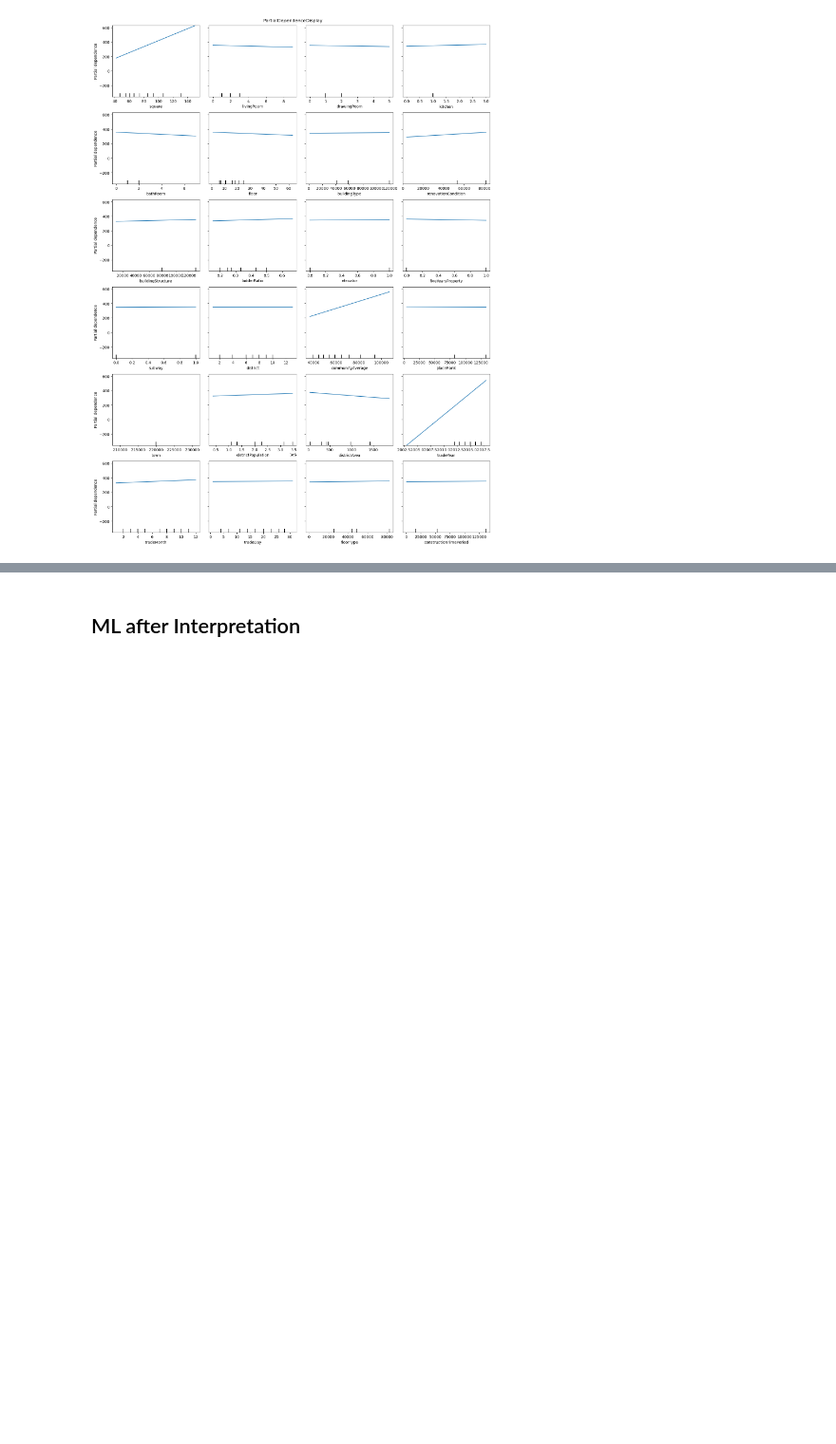
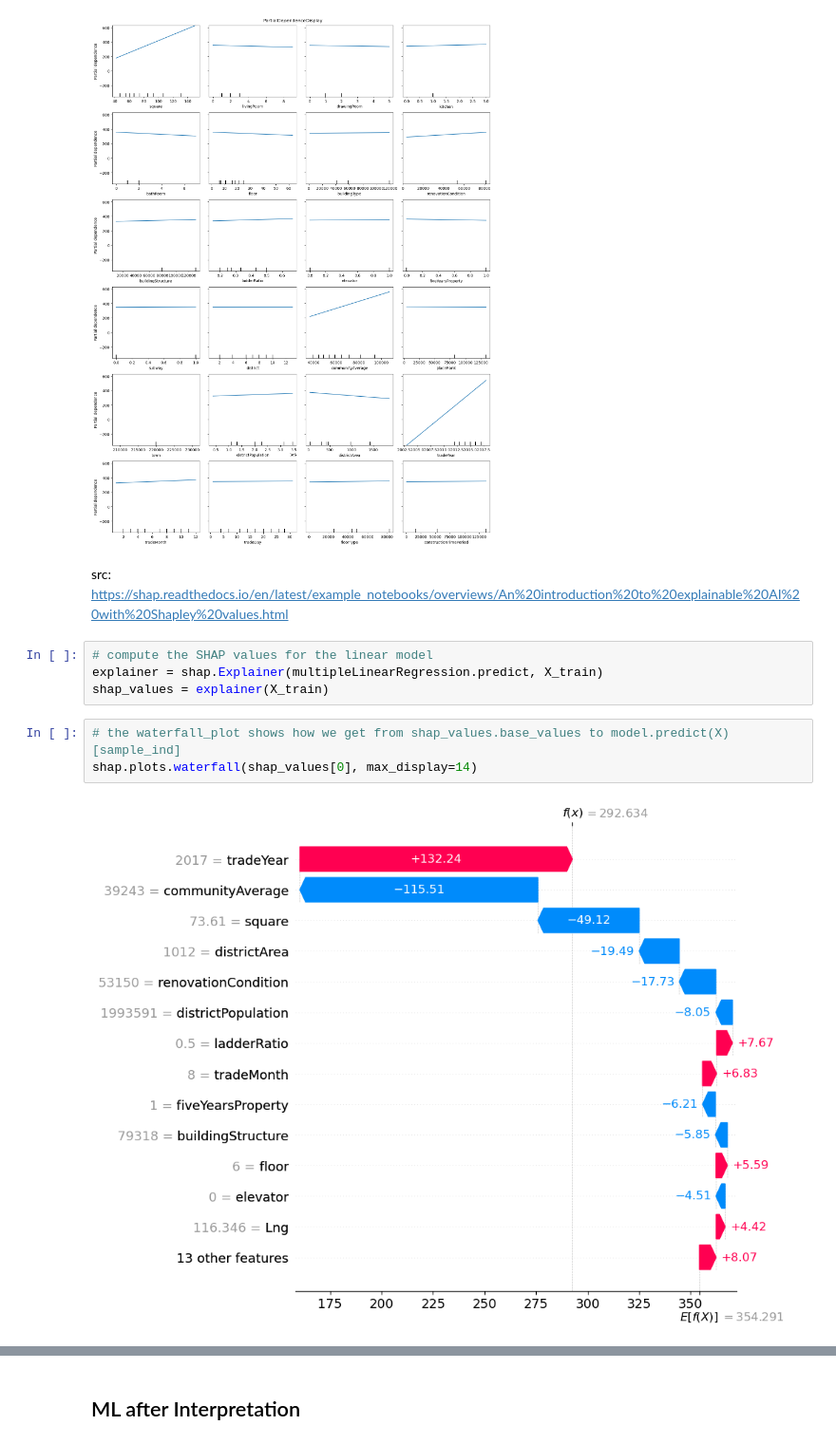
Before and after one commit to fhgr-cds-archive-class-2021/fhgr-3-s-ml-project-group-2, a Jupyter notebook: leandro/regression_modelling_and_interpretation.ipynb, the cells around one changed output, grey strips where cells are left out. Shown at 95% size. Drawn from its saved outputs; the diff is of its cells as text; blank space fills up the shorter version.

Commit message:
leandro: updated regression notebook

```diff
--- a/leandro/regression_modelling_and_interpretation.ipynb
+++ b/leandro/regression_modelling_and_interpretation.ipynb
@@ -185,3 +186,14 @@ fig.tight_layout(rect=[0, 0, 1, 0.99])
 fig.show()
 # %% [output]
 [figure]
+# %% [markdown]
+src: https://shap.readthedocs.io/en/latest/example_notebooks/overviews/An%20introduction%20to%20explainable%20AI%20with%20Shapley%20values.html
+# %%
+# compute the SHAP values for the linear model
+explainer = shap.Explainer(multipleLinearRegression.predict, X_train)
+shap_values = explainer(X_train)
+# %%
+# the waterfall_plot shows how we get from shap_values.base_values to model.predict(X)[sample_ind]
+shap.plots.waterfall(shap_values[0], max_display=14)
+# %% [output]
+[figure, added]
```
Also changed, not shown: parts of 5 cells of this notebook.
